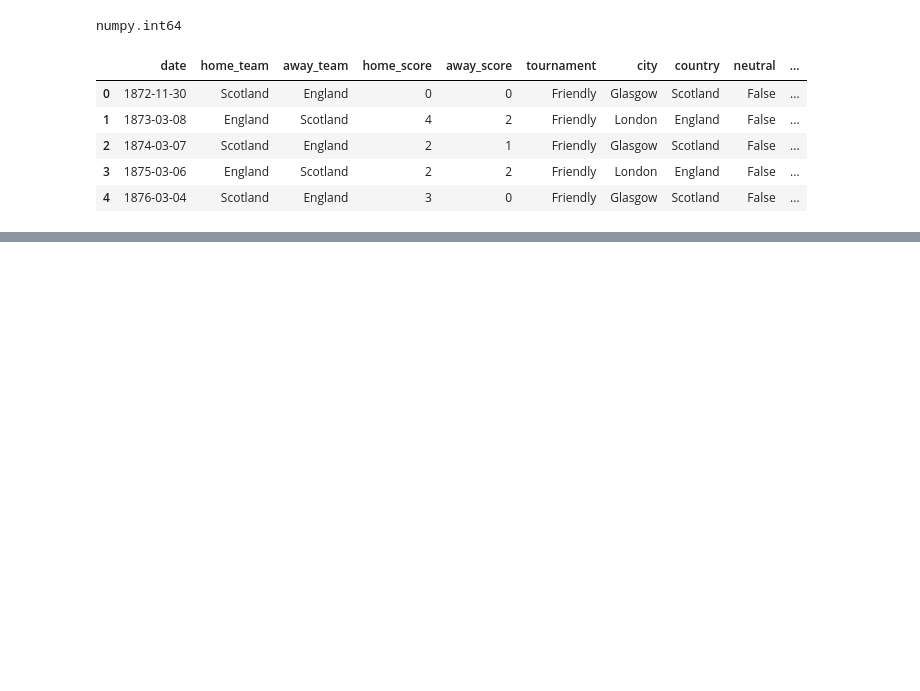
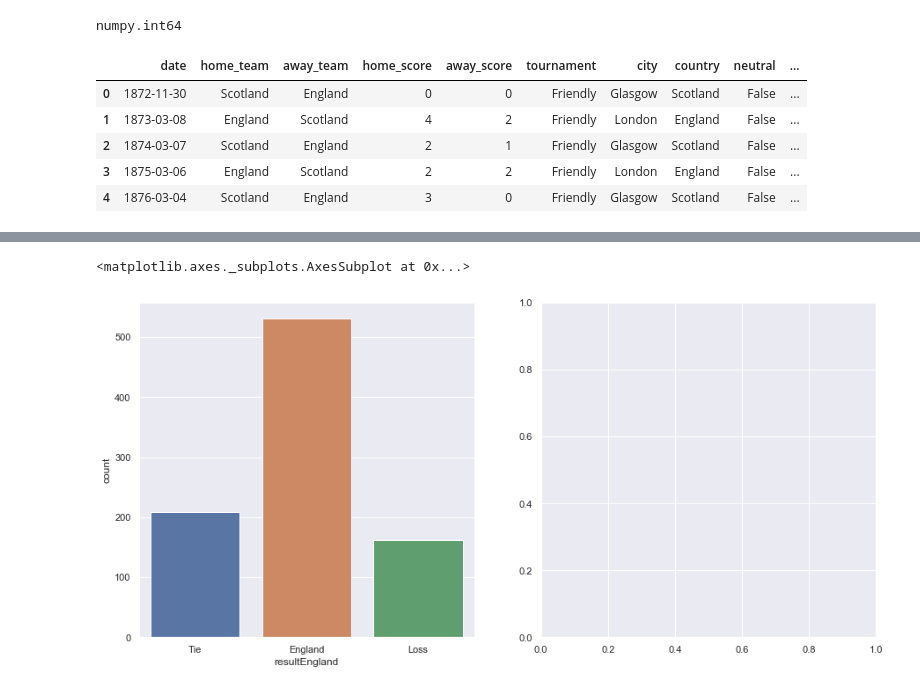
Before and after one commit to DSC-SCH/Predict_outcome_of_football_younghun, a Jupyter notebook: Prediction_based_on_national_matches.ipynb, the cells around one changed output, grey strips where cells are left out. Drawn from its saved outputs; the diff is of its cells as text; code cells hidden in the pictures; blank space fills up the shorter version.

```diff
--- a/Prediction_based_on_national_matches.ipynb
+++ b/Prediction_based_on_national_matches.ipynb
@@ -67,0 +158,4 @@ data.head()                # 원하는 대로 '승팀' 칼럼을 추가
+# %%
+# 2번 데이터에서 England가 치른 경기만 추출
+data_false_england = data_false[(data_false['home_team'] == 'England') | (data_false['away_team'] == 'England')]
+data_false_england.head()
@@ -67,0 +215,20 @@ data.head()                # 원하는 대로 '승팀' 칼럼을 추가
+# %%
+# 2번 데이터로 England 승률 시각화해보기
+winrate_false = []
+for row in data_false_england['winning_team']:
+    if row != 'England' and row != 'Tie':
+        winrate_false.append('Loss')
+    else:
+        winrate_false.append(row)
+dfwinrate_false = pd.DataFrame(winrate_false, columns=['resultEngland'])
+
+import matplotlib.ticker as ticker
+import matplotlib.ticker as plticker
+
+fig, ax = plt.subplots(1, 2)
+fig.set_size_inches(15,7, 5.27)
+sns.set(style = 'darkgrid')
+sns.countplot(x='resultEngland', data=dfwinrate_false, ax = ax[0])
+# %% [output]
+<matplotlib.axes._subplots.AxesSubplot at 0x...>
+[figure, added]
```
Also changed, not shown: parts of 23 cells of this notebook.
